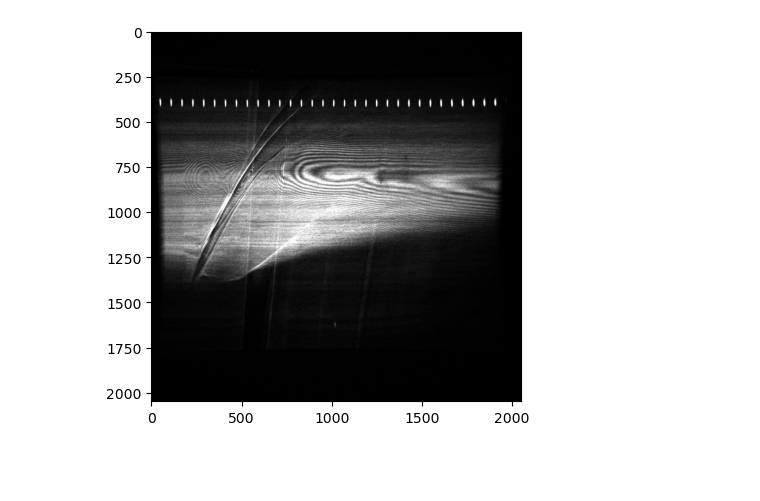
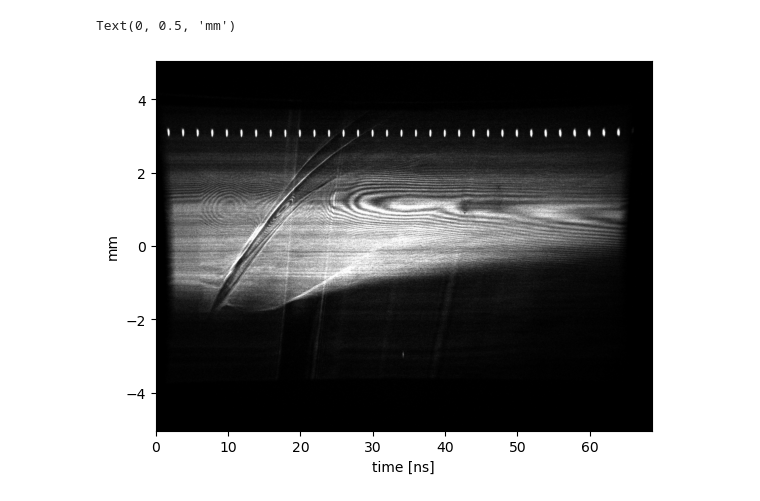
Before and after one commit to alextimoney/LIONZ_analysis, a Jupyter notebook: streak.ipynb, the cells around one changed output. Cells and saved outputs as stored; diff of their text form; code cells hidden in the pictures; blank space fills up the shorter version.

```diff
--- a/streak.ipynb
+++ b/streak.ipynb
@@ -14,3 +22,5 @@ with Image.open('data_shot3_raw/streak/z4290leg1_laserstreak_preshot-r.tif') as
     streak_pre_r = np.array(img)
 with Image.open('data_shot3_raw/streak/z4290leg1_laserstreak.tif') as img:
     streak = np.array(img)
+
+calib = pd.read_csv('streak_calib.csv')
@@ -27,7 +27,17 @@ plt.savefig(f'streak_images/streak_pre_r', bbox_inches = 'tight')
-# %%
-plt.imshow(streak, cmap = 'gray')
-cmax = np.percentile(streak, 99)
-plt.clim(0, cmax)
-plt.savefig(f'streak_images/streak_99', bbox_inches = 'tight')
-# %% [output]
-[figure, removed]
+# %%
+px_to_mm = calib['value'].values[0]
+px_to_ns = calib['value'].values[1]
+
+cmax = np.percentile(streak, 99)
+# %%
+extent_x = streak.shape[1] * px_to_ns
+extent_y = streak.shape[0] * px_to_mm
+ext=[0, extent_x, -extent_y/2, extent_y/2]
+
+plt.imshow(streak, cmap = 'grey', extent=ext, aspect='auto')
+plt.clim(0, cmax)
+plt.xlabel('time [ns]')
+plt.ylabel('mm')
+# %% [output]
+Text(0, 0.5, 'mm')
+[figure, added]
```
Also changed, not shown: parts of 4 cells of this notebook, 2 other files.
